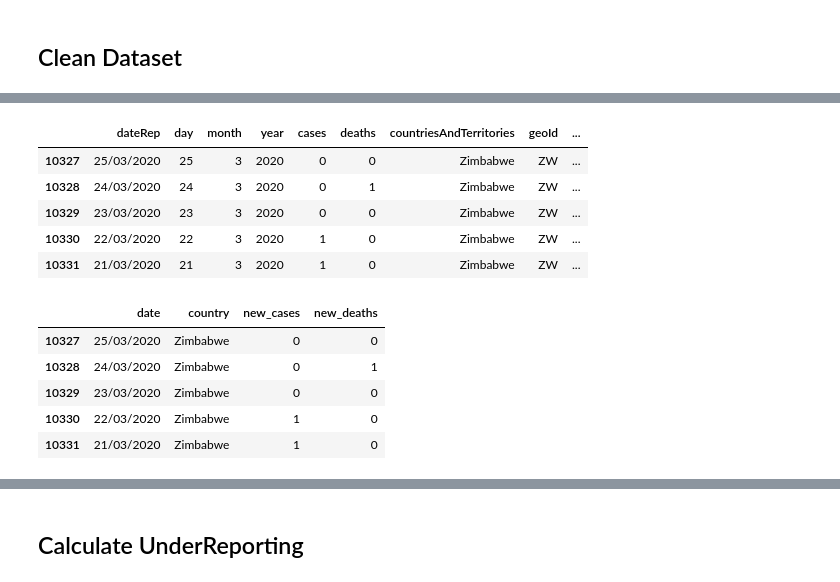
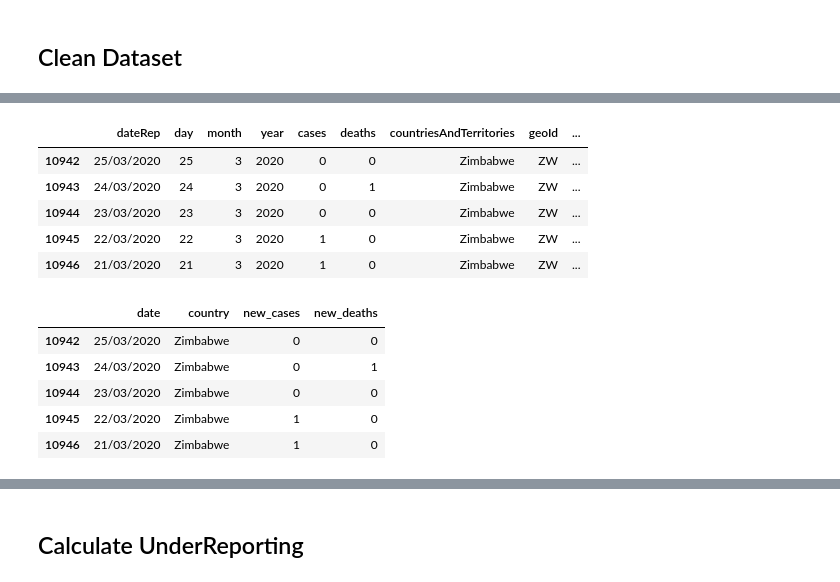
Before and after one commit to rsilveira79/CFR_calculation_python, a Jupyter notebook: notebooks/1.initial_assessment.ipynb, the cells around one changed output, grey strips where cells are left out. Cells and saved outputs as stored; diff of their text form; code cells hidden in the pictures.

```diff
--- a/notebooks/1.initial_assessment.ipynb
+++ b/notebooks/1.initial_assessment.ipynb
@@ -63,13 +70,13 @@ allTogetherClean <- allDat %>%
 # %%
-dataset = pd.read_csv('../data/case_distribution_2.csv')
+dataset = pd.read_csv('../data/case_distribution_3.csv')
 dataset.tail()
 # %% [output]
 |  | dateRep | day | month | year | cases | deaths | countriesAndTerritories | geoId | ... |
-| 10327 | 25/03/2020 | 25 | 3 | 2020 | 0 | 0 | Zimbabwe | ZW | ... |
-| 10328 | 24/03/2020 | 24 | 3 | 2020 | 0 | 1 | Zimbabwe | ZW | ... |
-| 10329 | 23/03/2020 | 23 | 3 | 2020 | 0 | 0 | Zimbabwe | ZW | ... |
-| 10330 | 22/03/2020 | 22 | 3 | 2020 | 1 | 0 | Zimbabwe | ZW | ... |
-| 10331 | 21/03/2020 | 21 | 3 | 2020 | 1 | 0 | Zimbabwe | ZW | ... |
+| 10942 | 25/03/2020 | 25 | 3 | 2020 | 0 | 0 | Zimbabwe | ZW | ... |
+| 10943 | 24/03/2020 | 24 | 3 | 2020 | 0 | 1 | Zimbabwe | ZW | ... |
+| 10944 | 23/03/2020 | 23 | 3 | 2020 | 0 | 0 | Zimbabwe | ZW | ... |
+| 10945 | 22/03/2020 | 22 | 3 | 2020 | 1 | 0 | Zimbabwe | ZW | ... |
+| 10946 | 21/03/2020 | 21 | 3 | 2020 | 1 | 0 | Zimbabwe | ZW | ... |
 # %%
 dataset.rename(columns = {
     "dateRep": "date",
@@ -85,10 +92,10 @@ allTogetherClean = allTogetherClean[~allTogetherClean.country.isin(exclude_coutr
 allTogetherClean.tail()
 # %% [output]
 |  | date | country | new_cases | new_deaths |
-| 10327 | 25/03/2020 | Zimbabwe | 0 | 0 |
-| 10328 | 24/03/2020 | Zimbabwe | 0 | 1 |
-| 10329 | 23/03/2020 | Zimbabwe | 0 | 0 |
-| 10330 | 22/03/2020 | Zimbabwe | 1 | 0 |
-| 10331 | 21/03/2020 | Zimbabwe | 1 | 0 |
+| 10942 | 25/03/2020 | Zimbabwe | 0 | 0 |
+| 10943 | 24/03/2020 | Zimbabwe | 0 | 1 |
+| 10944 | 23/03/2020 | Zimbabwe | 0 | 0 |
+| 10945 | 22/03/2020 | Zimbabwe | 1 | 0 |
+| 10946 | 21/03/2020 | Zimbabwe | 1 | 0 |
 # %%
 ## Remove lower data points
```
Also changed, not shown: parts of 25 cells of this notebook.
